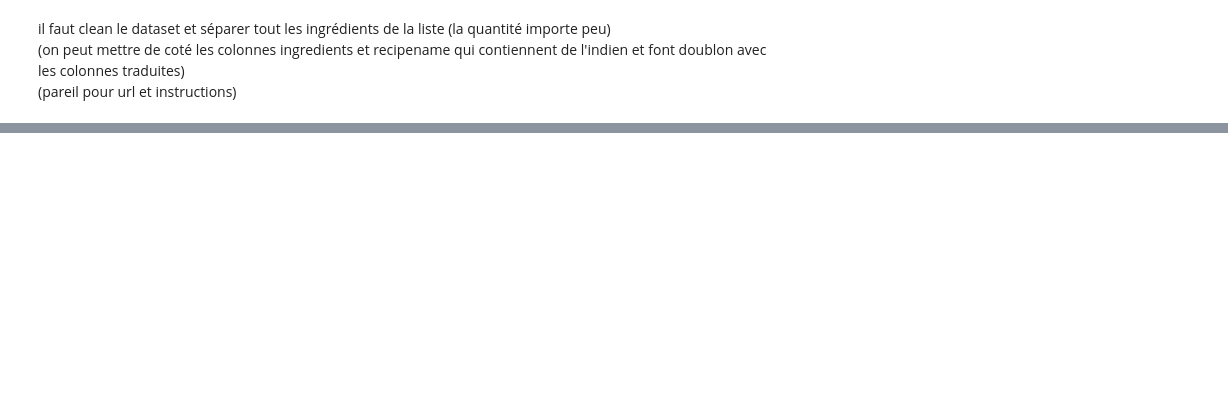
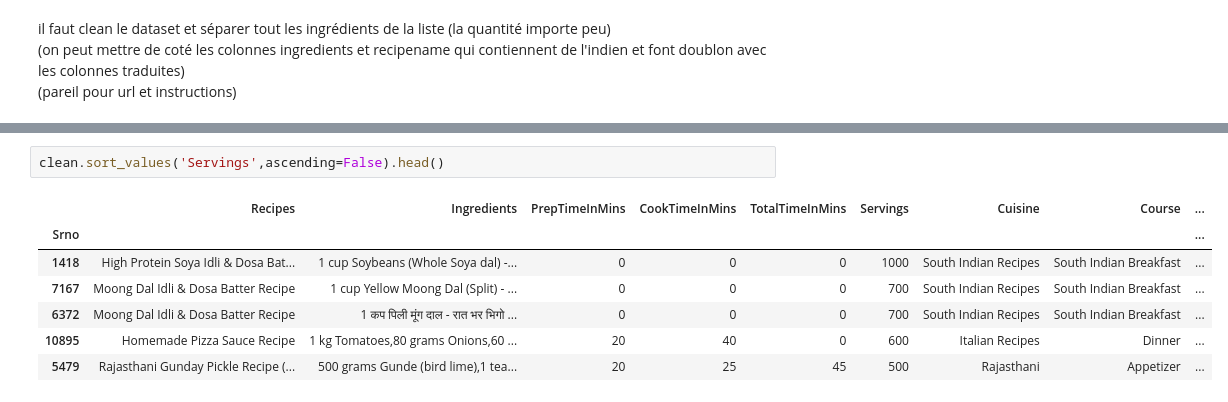
Before and after one commit to ArmandBroutinDev/python, a Jupyter notebook: projet.ipynb, the cells around one changed output, grey strips where cells are left out. Cells and saved outputs as stored; diff of their text form; blank space fills up the shorter version.

```diff
--- a/projet.ipynb
+++ b/projet.ipynb
@@ -31,0 +295,10 @@ il faut clean le dataset et séparer tout les ingrédients de la liste (la quant
+# %%
+clean.sort_values('Servings',ascending=False).head()
+# %% [output]
+|  | Recipes | Ingredients | PrepTimeInMins | CookTimeInMins | TotalTimeInMins | Servings | Cuisine | Course | ... |
+| Srno |  |  |  |  |  |  |  |  | ... |
+| 1418 | High Protein Soya Idli & Dosa Bat... | 1 cup Soybeans (Whole Soya dal) -... | 0 | 0 | 0 | 1000 | South Indian Recipes | South Indian Breakfast | ... |
+| 7167 | Moong Dal Idli & Dosa Batter Recipe | 1 cup Yellow Moong Dal (Split) - ... | 0 | 0 | 0 | 700 | South Indian Recipes | South Indian Breakfast | ... |
+| 6372 | Moong Dal Idli & Dosa Batter Recipe | 1 कप पिली मूंग दाल - रात भर भिगो ... | 0 | 0 | 0 | 700 | South Indian Recipes | South Indian Breakfast | ... |
+| 10895 | Homemade Pizza Sauce Recipe | 1 kg Tomatoes,80 grams Onions,60 ... | 20 | 40 | 0 | 600 | Italian Recipes | Dinner | ... |
+| 5479 | Rajasthani Gunday Pickle Recipe (... | 500 grams Gunde (bird lime),1 tea... | 20 | 25 | 45 | 500 | Rajasthani | Appetizer | ... |
```
Also changed, not shown: parts of 38 cells of this notebook.
